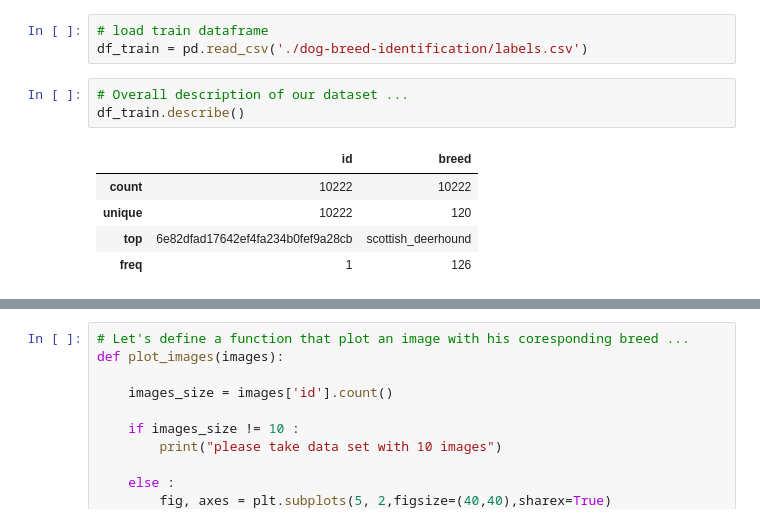
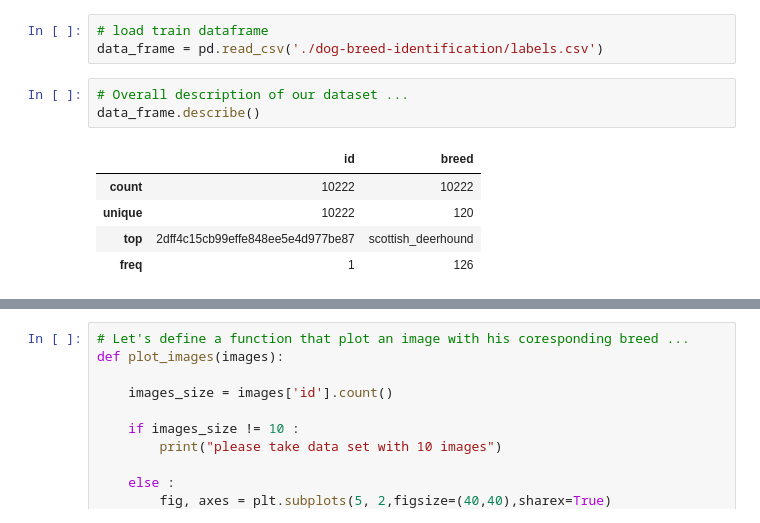
Before and after one commit to PierreGent/deeplearningProject, a Jupyter notebook: DescriptionDonnees.ipynb, the cells around one changed output, grey strips where cells are left out. Cells and saved outputs as stored; diff of their text form.

```diff
--- a/DescriptionDonnees.ipynb
+++ b/DescriptionDonnees.ipynb
@@ -13,14 +23,14 @@ img_height=250
 # %%
 # load train dataframe
-df_train = pd.read_csv('./dog-breed-identification/labels.csv')
+data_frame = pd.read_csv('./dog-breed-identification/labels.csv')
 # %%
 # Overall description of our dataset ...
-df_train.describe()
+data_frame.describe()
 # %% [output]
 |  | id | breed |
 | count | 10222 | 10222 |
 | unique | 10222 | 120 |
-| top | 6e82dfad17642ef4fa234b0fef9a28cb | scottish_deerhound |
+| top | 2dff4c15cb99effe848ee5e4d977be87 | scottish_deerhound |
 | freq | 1 | 126 |
 # %%
 # Print 10 first rows ...
```
Also changed, not shown: parts of 21 cells of this notebook, 1 other file.
